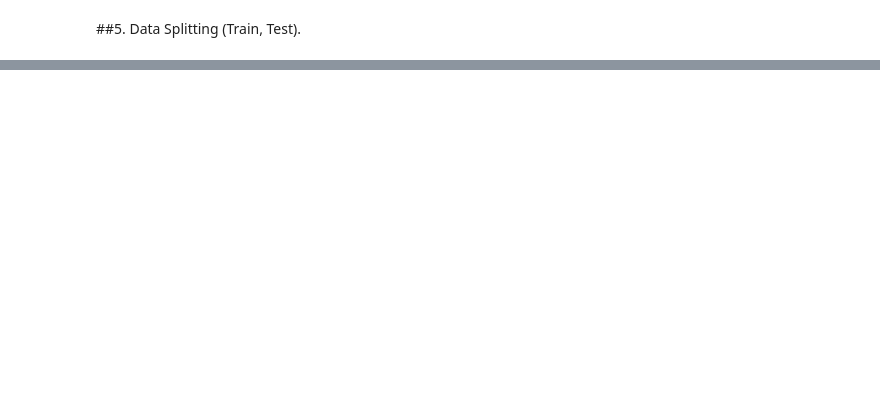
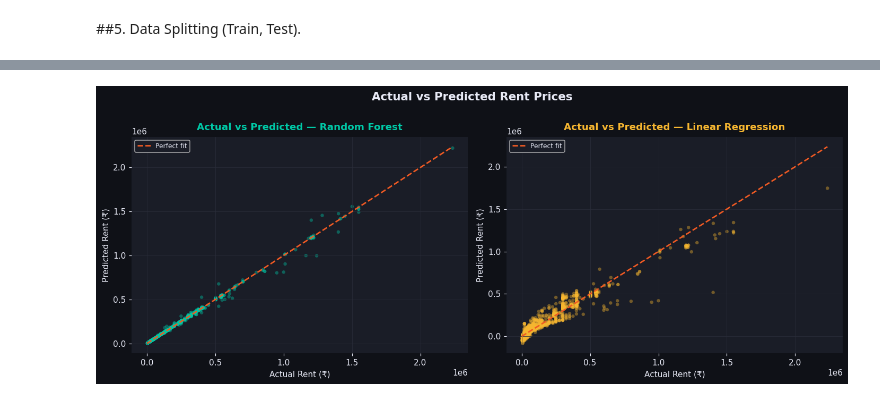
Before and after one commit to Arunjangir8/GenAI, a Jupyter notebook: Notebook/GenAI_project.ipynb, the cells around one changed output, grey strips where cells are left out. Saved outputs shown, nothing was run; the diff lists cells and outputs as text; code cells hidden in the pictures; blank space fills up the shorter version.

```diff
--- a/Notebook/GenAI_project.ipynb
+++ b/Notebook/GenAI_project.ipynb
@@ -213,0 +282,17 @@ X_train, X_test, y_train, y_test = train_test_split(X, y, test_size=0.2, random_
+# %%
+# ── 7.2  Random Forest Regressor ──────────────────────────────────────────────
+rf_model = RandomForestRegressor(
+    n_estimators  = 150,
+    max_depth     = None,
+    min_samples_split = 4,
+    random_state  = 42,
+    n_jobs        = -1
+)
+rf_model.fit(X_train, y_train)   # no scaling needed for tree models
+
+rf_preds_train = rf_model.predict(X_train)
+rf_preds_test  = rf_model.predict(X_test)
+
+print('✅ Random Forest trained')
+print(f'   Train R² : {r2_score(y_train, rf_preds_train):.4f}')
+print(f'   Test  R² : {r2_score(y_test,  rf_preds_test):.4f}')
@@ -213,0 +330,26 @@ X_train, X_test, y_train, y_test = train_test_split(X, y, test_size=0.2, random_
+# %%
+# ── 8.1  Actual vs Predicted ──────────────────────────────────────────────────
+fig, axes = plt.subplots(1, 2, figsize=(13, 5))
+
+for ax, preds, label, color in zip(
+    axes,
+    [rf_preds_test, lr_preds_test],
+    ['Random Forest', 'Linear Regression'],
+    ['#00c9a7', '#f7b731']
+):
+    ax.scatter(y_test, preds, alpha=0.4, s=18, color=color, edgecolors='none')
+    lim = max(y_test.max(), max(preds))
+    ax.plot([0, lim], [0, lim], '--', color='#ee5a24', lw=1.8, label='Perfect fit')
+    ax.set_title(f'Actual vs Predicted — {label}', color=color,
+                 fontsize=12, fontweight='bold', pad=8)
+    ax.set_xlabel('Actual Rent (₹)')
+    ax.set_ylabel('Predicted Rent (₹)')
+    ax.legend(fontsize=8)
+    ax.grid(linewidth=0.5)
+    for sp in ax.spines.values(): sp.set_visible(False)
+
+plt.suptitle('Actual vs Predicted Rent Prices', fontsize=14, fontweight='bold', y=1.01)
+plt.tight_layout()
+plt.show()
+# %% [output]
+[figure, added]
```
Also changed, not shown: parts of 24 cells of this notebook, 2 other files.
